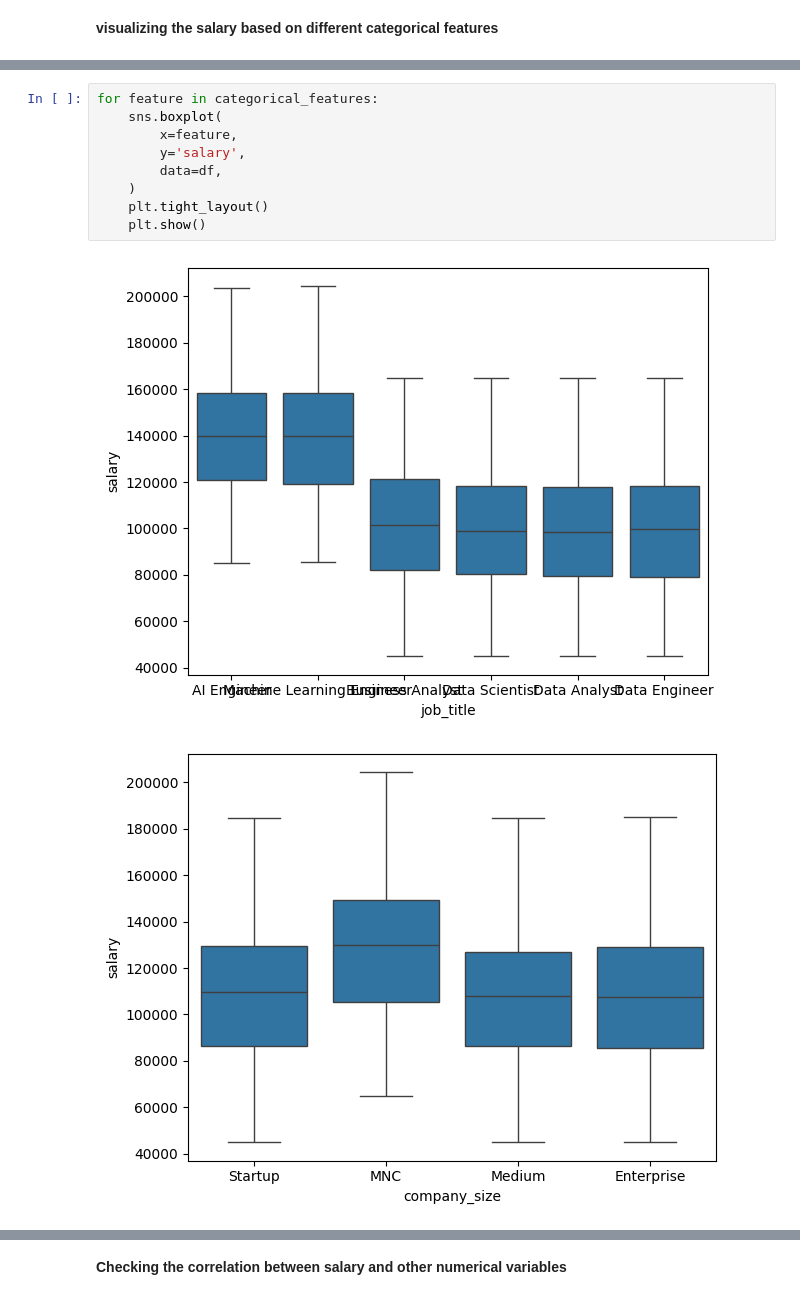
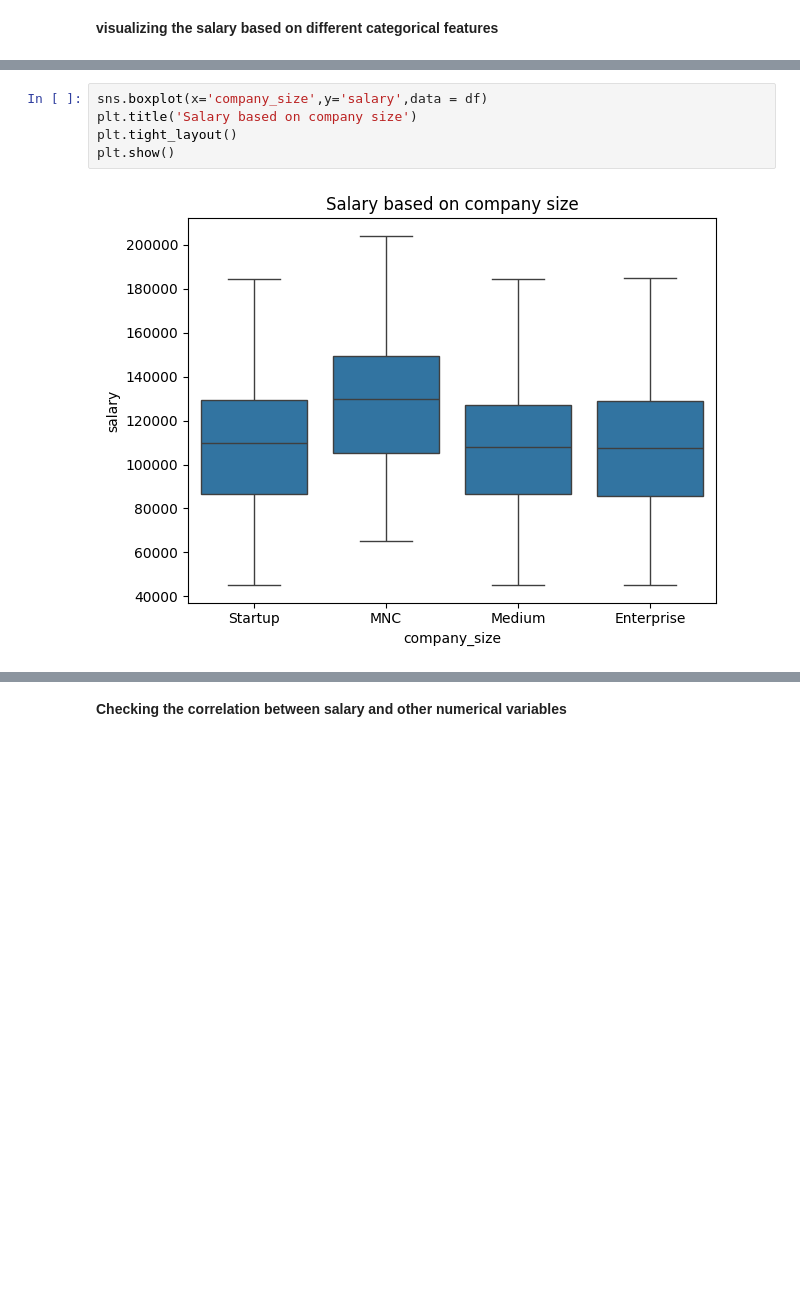
Before and after one commit to AsokTamang/Data_science, a Jupyter notebook: notebook/EDA.ipynb, the cells around one changed output, grey strips where cells are left out. Drawn from its saved outputs; the diff is of its cells as text; blank space fills up the shorter version.

```diff
--- a/notebook/EDA.ipynb
+++ b/notebook/EDA.ipynb
@@ -218,12 +178,7 @@ for feature in numerical_features:
 # %%
-for feature in categorical_features:
-    sns.boxplot(
-        x=feature,
-        y='salary',
-        data=df,
-    )
-    plt.tight_layout()
-    plt.show()
+sns.boxplot(x='company_size',y='salary',data = df)
+plt.title('Salary based on company size')
+plt.tight_layout()
+plt.show()
 # %% [output]
-[figure, old version]
+[figure, new version]
-[figure, removed]
```
Also changed, not shown: parts of 27 cells of this notebook, 1 other file.
